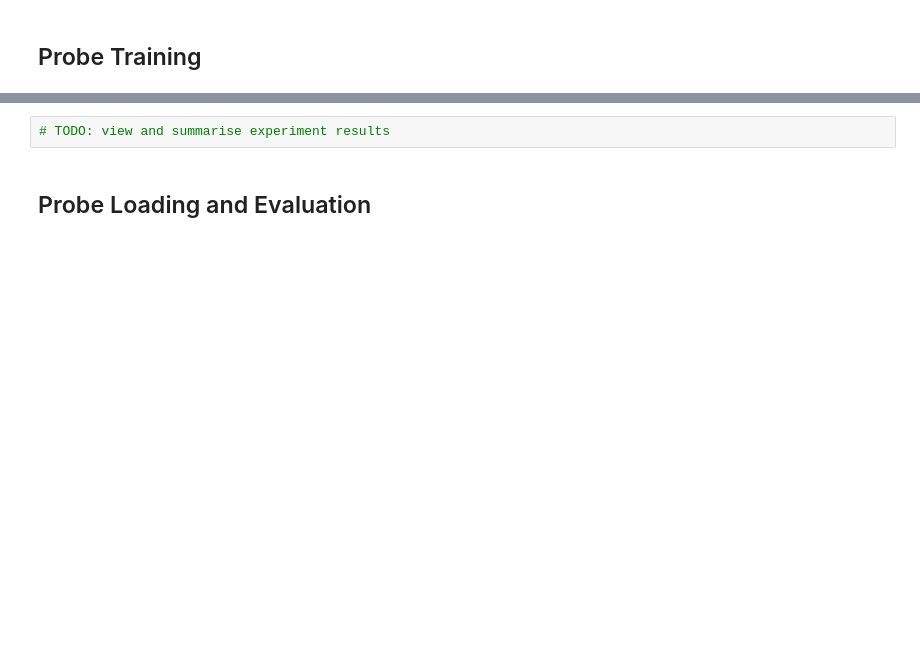
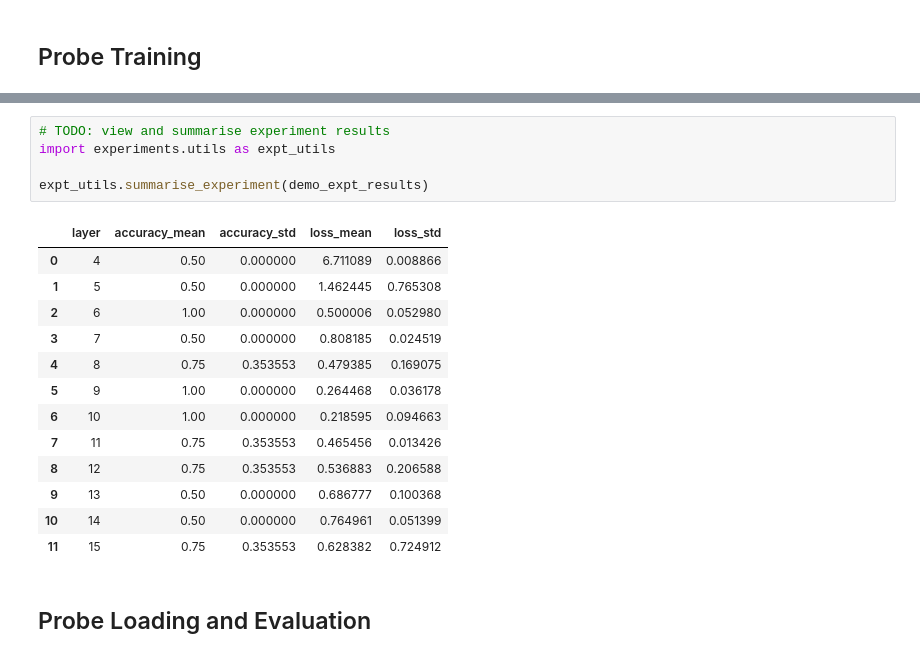
Before and after one commit to ayoakin/MIVLDE, a Jupyter notebook: subteams/LLMProbing/ProbingDemo.ipynb, the cells around one changed output, grey strips where cells are left out. Drawn from its saved outputs; the diff is of its cells as text; blank space fills up the shorter version.

```diff
--- a/subteams/LLMProbing/ProbingDemo.ipynb
+++ b/subteams/LLMProbing/ProbingDemo.ipynb
@@ -199,5 +313,22 @@ demo_expt_results = separability_testing(target_feature=target_feature, activati
 # %%
 # TODO: view and summarise experiment results
+import experiments.utils as expt_utils
+
+expt_utils.summarise_experiment(demo_expt_results)
+# %% [output]
+|  | layer | accuracy_mean | accuracy_std | loss_mean | loss_std |
+| 0 | 4 | 0.50 | 0.000000 | 6.711089 | 0.008866 |
+| 1 | 5 | 0.50 | 0.000000 | 1.462445 | 0.765308 |
+| 2 | 6 | 1.00 | 0.000000 | 0.500006 | 0.052980 |
+| 3 | 7 | 0.50 | 0.000000 | 0.808185 | 0.024519 |
+| 4 | 8 | 0.75 | 0.353553 | 0.479385 | 0.169075 |
+| 5 | 9 | 1.00 | 0.000000 | 0.264468 | 0.036178 |
+| 6 | 10 | 1.00 | 0.000000 | 0.218595 | 0.094663 |
+| 7 | 11 | 0.75 | 0.353553 | 0.465456 | 0.013426 |
+| 8 | 12 | 0.75 | 0.353553 | 0.536883 | 0.206588 |
+| 9 | 13 | 0.50 | 0.000000 | 0.686777 | 0.100368 |
+| 10 | 14 | 0.50 | 0.000000 | 0.764961 | 0.051399 |
+| 11 | 15 | 0.75 | 0.353553 | 0.628382 | 0.724912 |
 # %% [markdown]
 ## Probe Loading and Evaluation
 # %%
```
Also changed, not shown: parts of 18 cells of this notebook.
